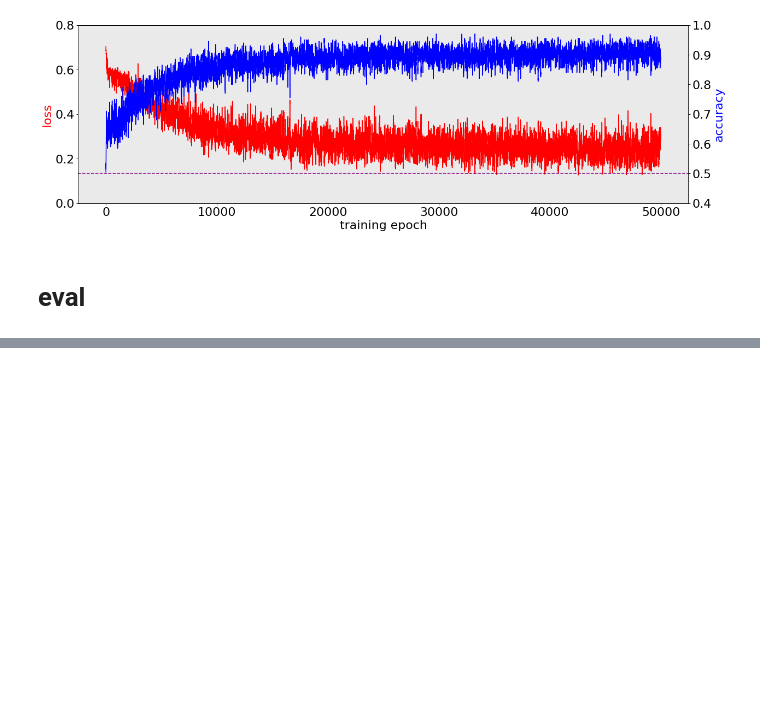
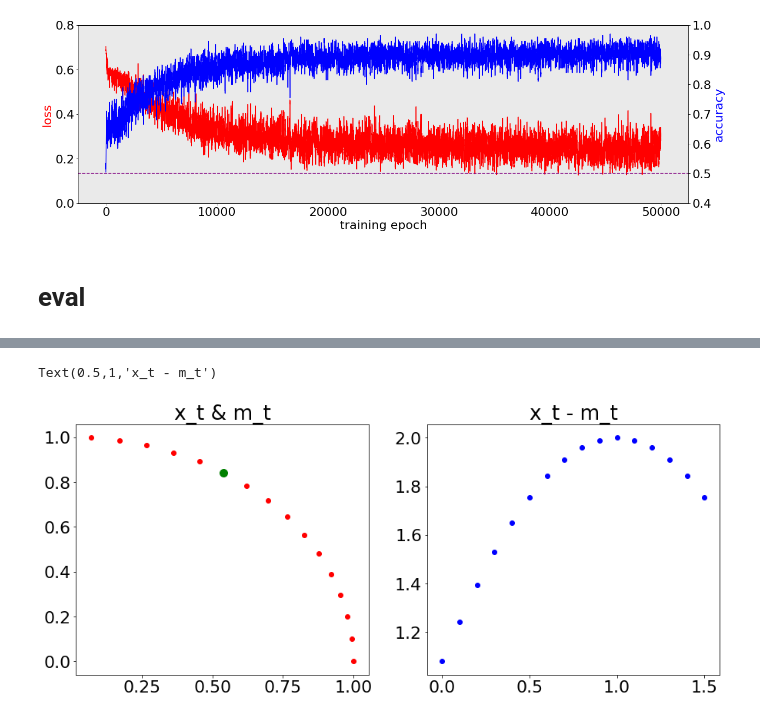
Before and after one commit to andrebeu/nback, a Jupyter notebook: nback pureEM.ipynb, the cells around one changed output, grey strips where cells are left out. Cells and saved outputs as stored; diff of their text form; code cells hidden in the pictures; blank space fills up the shorter version.

```diff
--- a/nback pureEM.ipynb
+++ b/nback pureEM.ipynb
@@ -395,0 +412,20 @@ for t in np.arange(0.9,1.01,0.025):
+# %%
+# compute w from k(m_i,x_t)
+
+m1 = np.array([np.cos(1),np.sin(1)])
+
+fig,axarr = plt.subplots(1,2,figsize=(15,6))
+for t in np.arange(0,np.pi/2,0.1):
+  x_t = np.array([np.cos(t),np.sin(t)])
+  axarr[0].scatter(x_t[0],x_t[1],c='r')
+  k = 2-np.linalg.norm(x_t-m1)**2
+  axarr[1].scatter(t,k,c='b')
+
+axarr[0].scatter(m1[0],m1[1],c='g',s=100)
+axarr[0].scatter(m2[0],m2[1],c='g',s=100)
+
+axarr[0].set_title('x_t & m_t')
+axarr[1].set_title('x_t - m')
+# %% [output]
+Text(0.5,1,'x_t - m_t')
+[figure, added]
```
Also changed, not shown: parts of 3 cells of this notebook, 7 other files.
